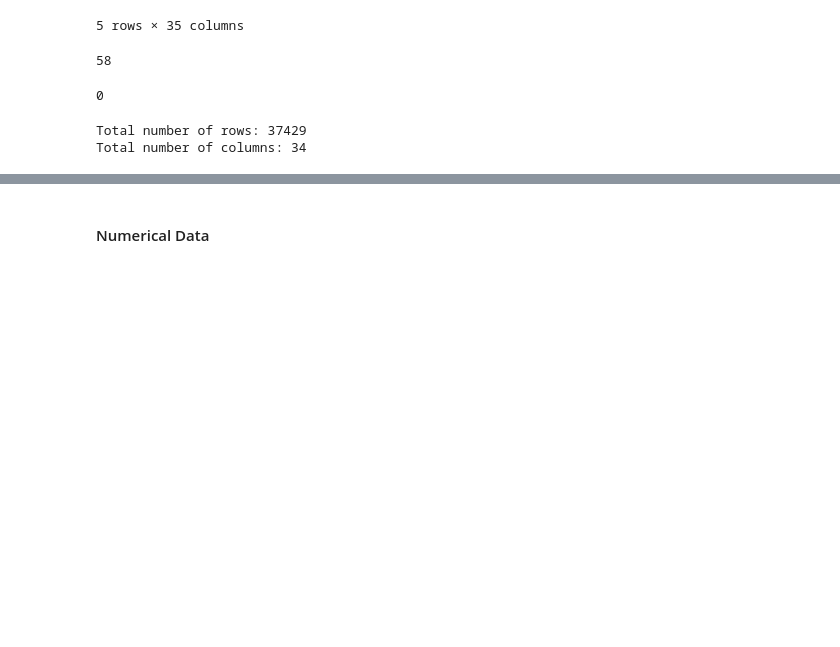
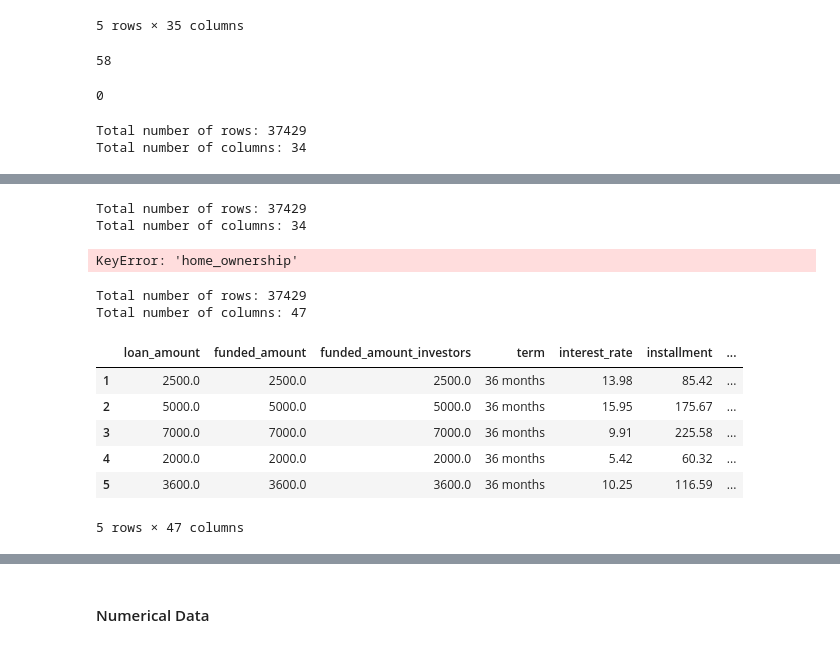
Before and after one commit to wazeefz/not-a-loan-shark, a Jupyter notebook: code/main.ipynb, the cells around one changed output, grey strips where cells are left out. Cells and saved outputs as stored; diff of their text form; code cells hidden in the pictures; blank space fills up the shorter version.

```diff
--- a/code/main.ipynb
+++ b/code/main.ipynb
@@ -314,0 +356,7 @@ Total number of columns: 34
+# %%
+label_encoder = LabelEncoder()
+
+df['term_encoded'] = label_encoder.fit_transform(df['term'])
+
+print(df[['term', 'term_encoded']].head(10))
+df.drop(columns=['term'], inplace=True)
@@ -314,0 +380,18 @@ Total number of columns: 34
+# %%
+custom_mapping_empl_length = {
+    '< 1 year': 0,
+    '1 year': 1,
+    '2 years': 2,
+    '3 years': 3,
+    '4 years': 4,
+    '5 years': 5,
+    '6 years': 6,
+    '7 years': 7,
+    '8 years': 8,
+    '9 years': 9,
+    '10+ years': 10,
+}
+
+df['employment_length_encoded'] = df['employment_length'].map(custom_mapping_empl_length)
+print(df[['employment_length', 'employment_length_encoded']].head(10))
+df.drop(columns=['employment_length'], inplace=True)
@@ -314,0 +410,27 @@ Total number of columns: 34
+# %%
+checkDataShape(df)
+# %% [output]
+Total number of rows: 37429
+Total number of columns: 34
+# %%
+df = pd.concat([df, pd.get_dummies(df['home_ownership'], prefix='home')], axis=1)
+df.drop(columns=['home_ownership'], inplace=True)
+checkDataShape(df)
+df.head()
+# %% [output]
+KeyError: 'home_ownership'
+# %%
+df = pd.concat([df, pd.get_dummies(df['verification_status'], prefix='verification')], axis=1)
+df.drop(columns=['verification_status'], inplace=True)
+checkDataShape(df)
+df.head()
+# %% [output]
+Total number of rows: 37429
+Total number of columns: 47
+|  | loan_amount | funded_amount | funded_amount_investors | term | interest_rate | installment | ... |
+| 1 | 2500.0 | 2500.0 | 2500.0 | 36 months | 13.98 | 85.42 | ... |
+| 2 | 5000.0 | 5000.0 | 5000.0 | 36 months | 15.95 | 175.67 | ... |
+| 3 | 7000.0 | 7000.0 | 7000.0 | 36 months | 9.91 | 225.58 | ... |
+| 4 | 2000.0 | 2000.0 | 2000.0 | 36 months | 5.42 | 60.32 | ... |
+| 5 | 3600.0 | 3600.0 | 3600.0 | 36 months | 10.25 | 116.59 | ... |
+5 rows × 47 columns
```
Also changed, not shown: parts of 23 cells of this notebook.
